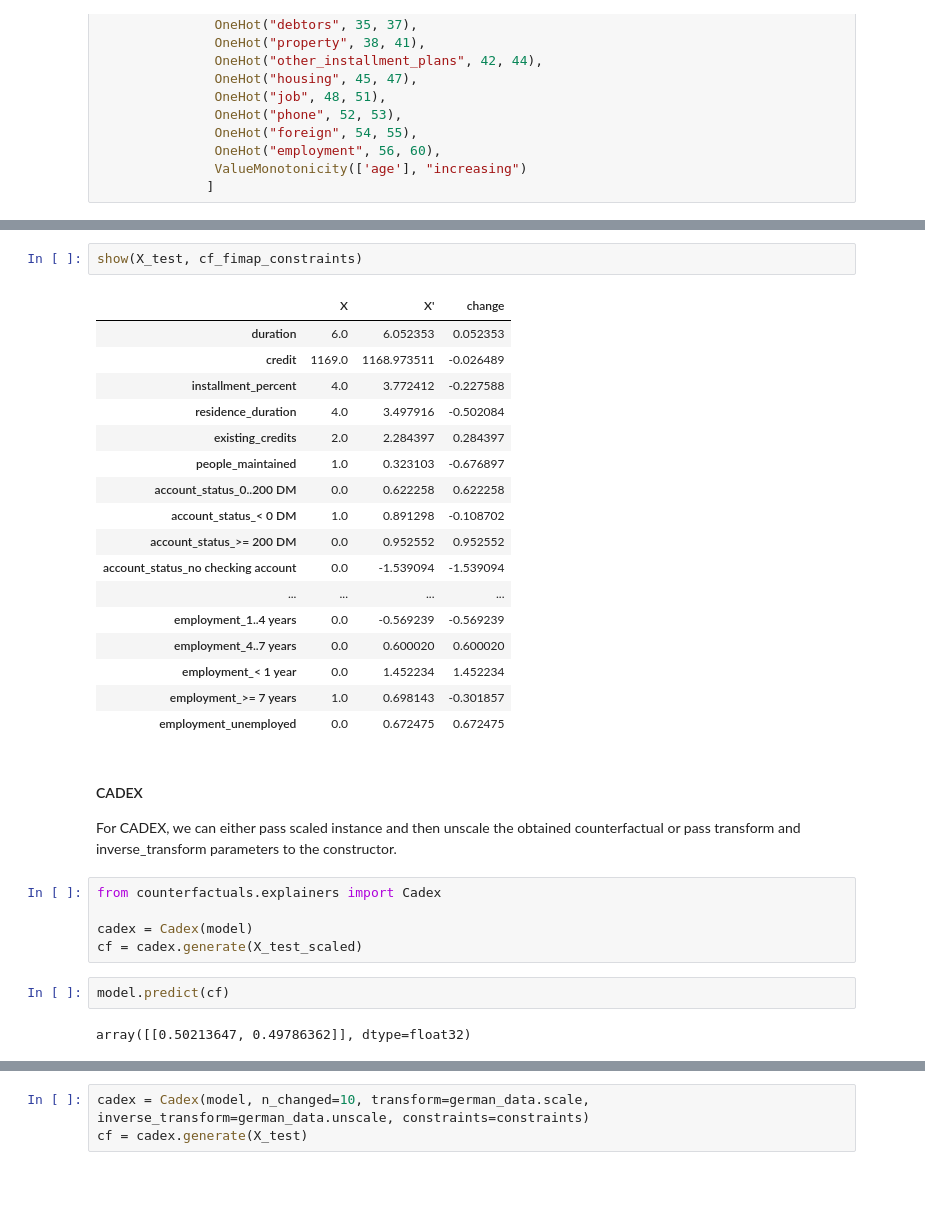
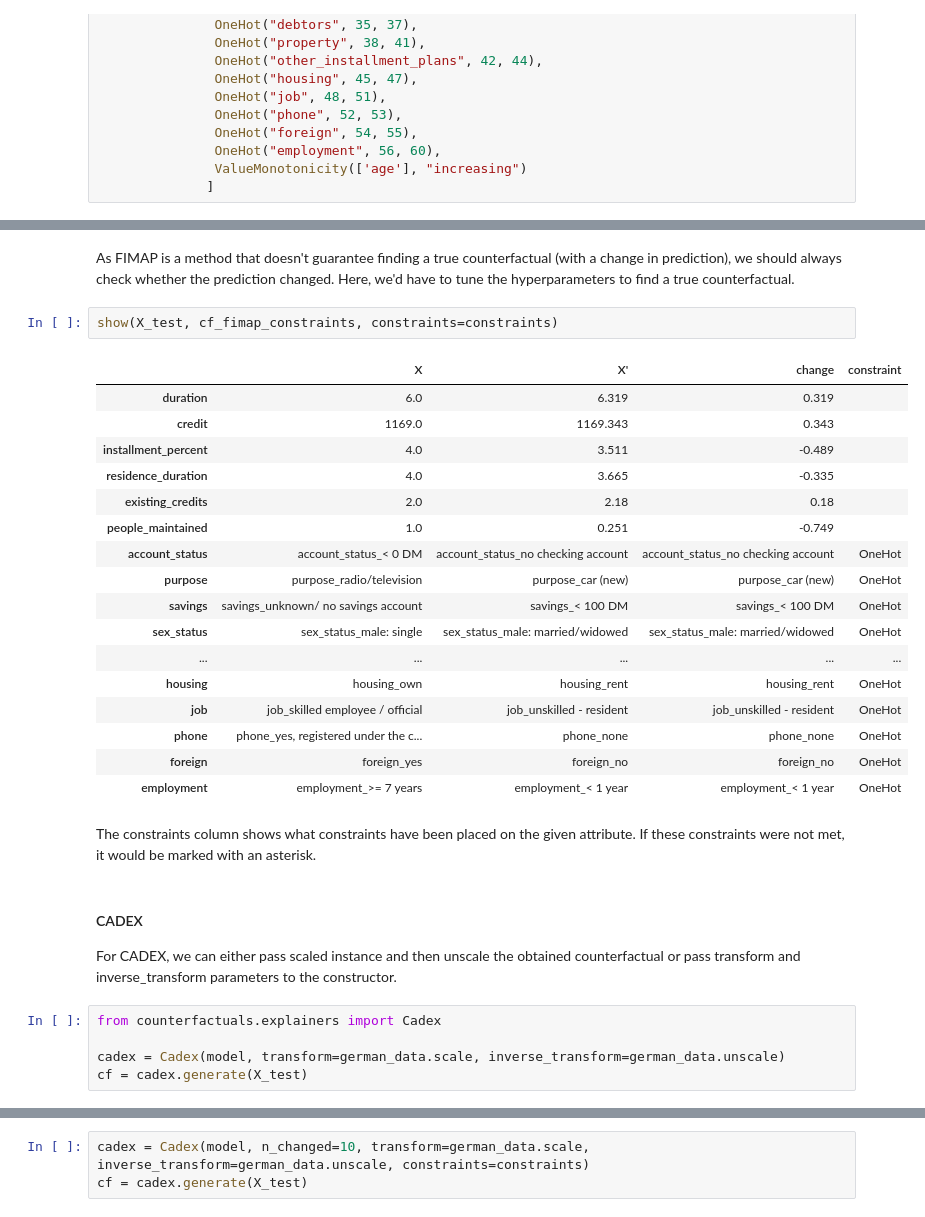
Before and after one commit to LoGosX/CFEC, a Jupyter notebook: evaluation/case study.ipynb, the cells around one changed output, grey strips where cells are left out. Cells and saved outputs as stored; diff of their text form; blank space fills up the shorter version.

```diff
--- a/evaluation/case study.ipynb
+++ b/evaluation/case study.ipynb
@@ -170,23 +161,27 @@ array([[0.01352705, 0.98647296]], dtype=float32)
+# %% [markdown]
+As FIMAP is a method that doesn't guarantee finding a true counterfactual (with a change in prediction), we should always check whether the prediction changed. Here, we'd have to tune the hyperparameters to find a true counterfactual.
 # %%
-show(X_test, cf_fimap_constraints)
+show(X_test, cf_fimap_constraints, constraints=constraints)
 # %% [output]
-|  | X | X' | change |
-| duration | 6.0 | 6.052353 | 0.052353 |
-| credit | 1169.0 | 1168.973511 | -0.026489 |
-| installment_percent | 4.0 | 3.772412 | -0.227588 |
-| residence_duration | 4.0 | 3.497916 | -0.502084 |
-| existing_credits | 2.0 | 2.284397 | 0.284397 |
-| people_maintained | 1.0 | 0.323103 | -0.676897 |
-| account_status_0..200 DM | 0.0 | 0.622258 | 0.622258 |
-| account_status_< 0 DM | 1.0 | 0.891298 | -0.108702 |
-| account_status_>= 200 DM | 0.0 | 0.952552 | 0.952552 |
-| account_status_no checking account | 0.0 | -1.539094 | -1.539094 |
-| ... | ... | ... | ... |
-| employment_1..4 years | 0.0 | -0.569239 | -0.569239 |
-| employment_4..7 years | 0.0 | 0.600020 | 0.600020 |
-| employment_< 1 year | 0.0 | 1.452234 | 1.452234 |
-| employment_>= 7 years | 1.0 | 0.698143 | -0.301857 |
-| employment_unemployed | 0.0 | 0.672475 | 0.672475 |
+|  | X | X' | change | constraint |
+| duration | 6.0 | 6.319 | 0.319 |  |
+| credit | 1169.0 | 1169.343 | 0.343 |  |
+| installment_percent | 4.0 | 3.511 | -0.489 |  |
+| residence_duration | 4.0 | 3.665 | -0.335 |  |
+| existing_credits | 2.0 | 2.18 | 0.18 |  |
+| people_maintained | 1.0 | 0.251 | -0.749 |  |
+| account_status | account_status_< 0 DM | account_status_no checking account | account_status_no checking account | OneHot |
+| purpose | purpose_radio/television | purpose_car (new) | purpose_car (new) | OneHot |
+| savings | savings_unknown/ no savings account | savings_< 100 DM | savings_< 100 DM | OneHot |
+| sex_status | sex_status_male: single | sex_status_male: married/widowed | sex_status_male: married/widowed | OneHot |
+| ... | ... | ... | ... | ... |
+| housing | housing_own | housing_rent | housing_rent | OneHot |
+| job | job_skilled employee / official | job_unskilled - resident | job_unskilled - resident | OneHot |
+| phone | phone_yes, registered under the c... | phone_none | phone_none | OneHot |
+| foreign | foreign_yes | foreign_no | foreign_no | OneHot |
+| employment | employment_>= 7 years | employment_< 1 year | employment_< 1 year | OneHot |
+# %% [markdown]
+The constraints column shows what constraints have been placed on the given attribute. If these constraints were not met, it would be marked with an asterisk.
 # %% [markdown]
 #### CADEX
 
@@ -194,9 +189,5 @@ For CADEX, we can either pass scaled instance and then unscale the obtained coun
 # %%
 from counterfactuals.explainers import Cadex
 
-cadex = Cadex(model)
-cf = cadex.generate(X_test_scaled)
+cadex = Cadex(model, transform=german_data.scale, inverse_transform=german_data.unscale)
+cf = cadex.generate(X_test)
-# %%
-model.predict(cf)
-# %% [output]
-array([[0.50213647, 0.49786362]], dtype=float32)
```
Also changed, not shown: parts of 41 cells of this notebook, 4 other files.
